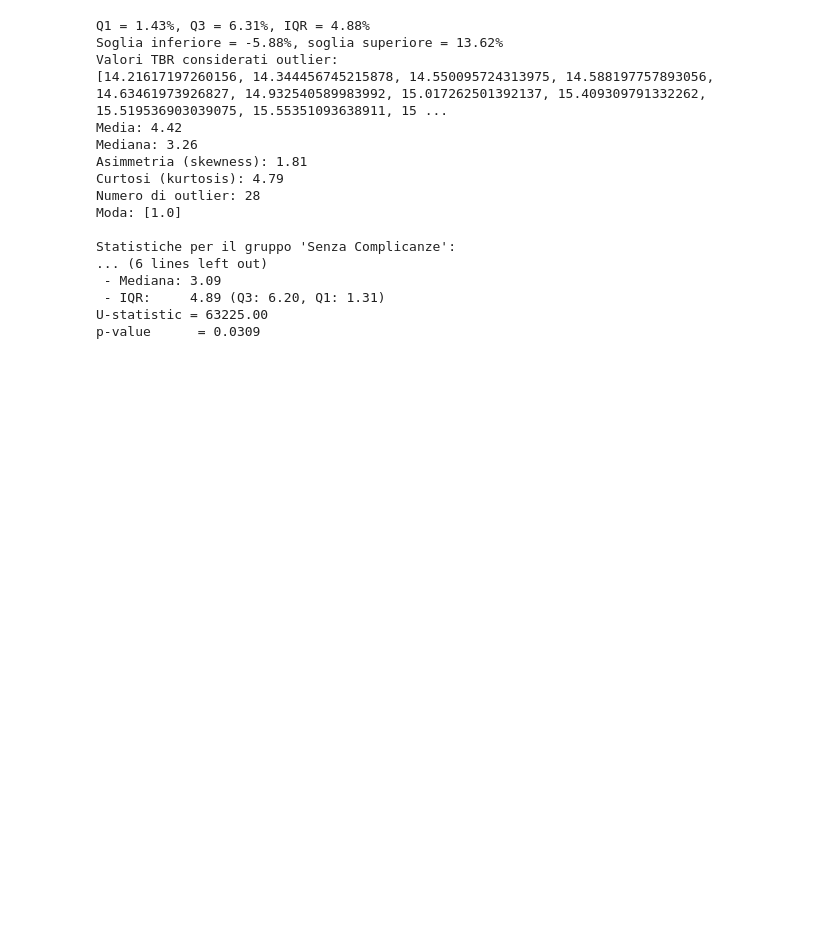
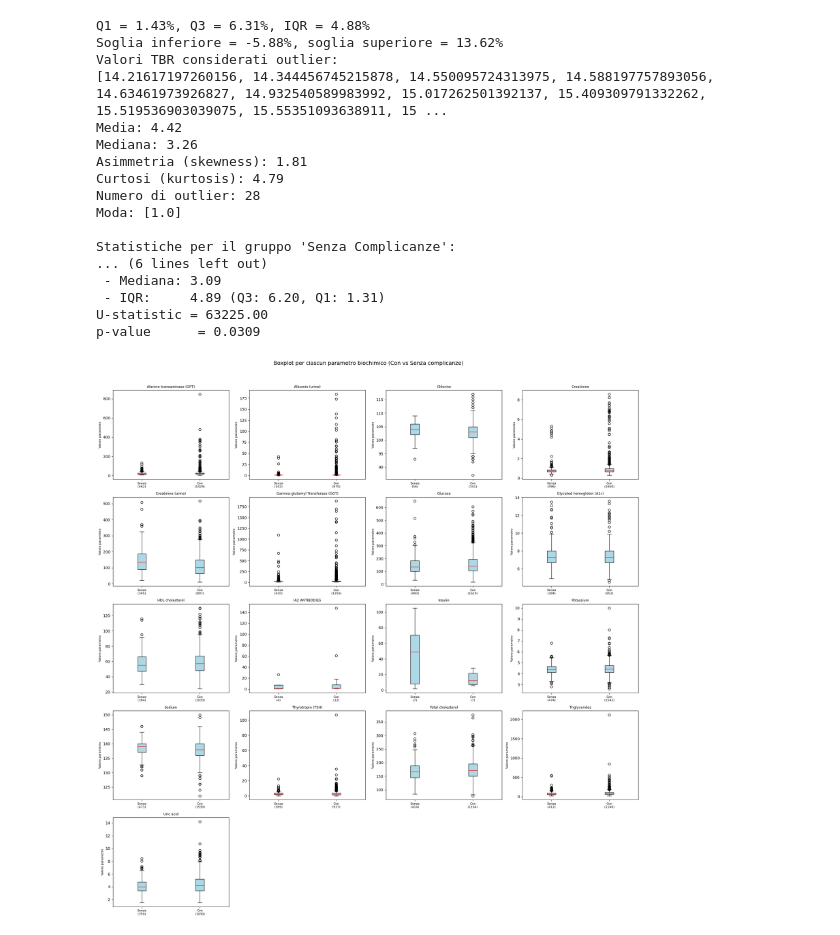
Before and after one commit to MatteoAv/AnalisiDatasetDiabete, a Jupyter notebook: Complicanze.ipynb, the cells around one changed output. Cells and saved outputs as stored; diff of their text form; code cells hidden in the pictures; blank space fills up the shorter version.

Commit message:
boxplot ultimi 3 mesi

```diff
--- a/Complicanze.ipynb
+++ b/Complicanze.ipynb
@@ -1769,39 +1769,45 @@ plt.show()
 import pandas as pd
 import matplotlib.pyplot as plt
 
+#BOXPLOT - RELAZIONE TRA VALORI DELLE ANALISI FATTE E COMPLICANZE - COMPLESSIVO
+############################################################################################
 
 df2 = pd.read_csv("Excel/glucose_bio_correlated.csv", parse_dates=["Reception_Date"])
 diagnostics = pd.read_csv("Excel/Diagnostics.csv")
 
-#BOXPLOT - RELAZIONE TRA VALORI DI GLUCOSIO E VALORI DELLE ANALISI FATTE
-############################################################################################
-diagnosed_patients = set(diagnostics["Patient_ID"])
-df2["Has_Diagnosis"] = df2["Patient_ID"].isin(diagnosed_patients)
 
-params = df2["Parameter"].unique()
+df2["Has_Diagnosis"] = df2["Patient_ID"].isin(diagnostics["Patient_ID"])
+
+# Parametri in ordine alfabetico
+params = sorted(df2["Parameter"].unique())
 n = len(params)
 
 cols = 4
 rows = (n + cols - 1) // cols
-
 fig, axes = plt.subplots(rows, cols, figsize=(cols * 5, rows * 4))
 axes = axes.flatten()
 
 for i, param in enumerate(params):
     sub = df2[df2["Parameter"] == param]
-    data_to_plot = [
-        sub[sub["Has_Diagnosis"] == False]["Parameter_Value"],
-        sub[sub["Has_Diagnosis"] == True]["Parameter_Value"]
-    ]
-    axes[i].boxplot(
+    no_diag = sub[~sub["Has_Diagnosis"]]["Parameter_Value"]
+    yes_diag = sub[sub["Has_Diagnosis"]]["Parameter_Value"]
+    data_to_plot = [no_diag, yes_diag]
+
+    # conteggi
+    counts = [len(no_diag), len(yes_diag)]
+    tick_labels = [f"Senza\n({counts[0]})", f"Con\n({counts[1]})"]
+
+    # qui uso labels= e non l'argomento posizionale
+    bp = axes[i].boxplot(
         data_to_plot,
-        tick_labels=["Senza", "Con"],
+        tick_labels=tick_labels,
         patch_artist=True,
         boxprops=dict(facecolor='lightblue'),
         medianprops=dict(color='red')
     )
     axes[i].set_title(param, fontsize=9)
     axes[i].set_ylabel("Valore parametro", fontsize=8)
+    axes[i].tick_params(axis='x', labelsize=8)
 
 # Nasconde eventuali assi vuoti
 for ax in axes[n:]:
@@ -1811,14 +1817,10 @@ fig.suptitle(
     "Boxplot per ciascun parametro biochimico (Con vs Senza complicanze)",
     fontsize=14, y=1.02
 )
+fig.subplots_adjust(hspace=0.6, top=0.92)
+plt.tight_layout()
+plt.show()
 
-# Regola lo spacing verticale
-fig.subplots_adjust(hspace=0.6)
-
-# Assicura lo stesso comportamento del secondo blocco
-plt.tight_layout()
-
-plt.show()
 
 
 
@@ -1834,7 +1836,7 @@ df2 = df2.merge(patient_info[['Patient_ID', 'Sex']], on='Patient_ID', how='left'
 df2['Sex_label'] = df2['Sex'].map({'M': 'Maschio', 'F': 'Femmina'})
 
 # 4) Prepara parametri e dimensioni della griglia
-params = df2["Parameter"].unique()
+params = sorted(df2["Parameter"].unique())  # ← ordinamento alfabetico
 n = len(params)
 cols = 4
 rows = (n + cols - 1) // cols
@@ -1846,7 +1848,6 @@ group_combinations = [
     ("Femmina", False),
     ("Femmina", True),
 ]
-tick_labels = ["M-Senza", "M-Con", "F-Senza", "F-Con"]
 
 # 6) Crea la figura e gli assi
 fig, axes = plt.subplots(rows, cols, figsize=(cols * 5, rows * 4))
@@ -1855,10 +1856,21 @@ axes = axes.flatten()
 # 7) Per ciascun parametro, disegna il boxplot con 4 gruppi
 for i, param in enumerate(params):
     sub = df2[df2["Parameter"] == param]
-    data_to_plot = [
-        sub[(sub["Sex_label"] == sex) & (sub["Has_Diagnosis"] == diag)]["Parameter_Value"]
-        for sex, diag in group_combinations
+    # prepara i dati e i conteggi
+    data_to_plot = []
+    counts = []
+    for sex, diag in group_combinations:
+        vals = sub[(sub["Sex_label"] == sex) & (sub["Has_Diagnosis"] == diag)]["Parameter_Value"]
+        data_to_plot.append(vals)
+        counts.append(len(vals))
+    # etichette con conteggio
+    tick_labels = [
+        f"M-Senza\n({counts[0]})",
+        f"M-Con\n({counts[1]})",
+        f"F-Senza\n({counts[2]})",
+        f"F-Con\n({counts[3]})",
     ]
+
     axes[i].boxplot(
         data_to_plot,
         tick_labels=tick_labels,
@@ -1886,6 +1898,7 @@ fig.subplots_adjust(hspace=0.8, top=0.92)
 plt.tight_layout()
 plt.show()
 
+
 #BOX PLOT ETA
 ########################################
 # --- 1) Calcola l'età al 2025 basandoti sul Birth_year ---
@@ -1910,7 +1923,7 @@ df2 = df2.merge(
 )
 
 # --- 4) Prepara parametri e dimensioni della griglia ---
-params = df2["Parameter"].unique()
+params = sorted(df2["Parameter"].unique())  # ← ordinamento alfabetico
 n = len(params)
 cols = 4
 rows = (n + cols - 1) // cols
@@ -1921,49 +1934,59 @@ group_combinations = [
     for age in labels
     for diag in [False, True]
 ]
-tick_labels = [
-    f"{age}-{'Con' if diag else 'Senza'}"
-    for age, diag in group_combinations
-]
 
-# --- 6) Crea la figura e gli assi ---
+# 6) Crea la figura e gli assi
 fig, axes = plt.subplots(rows, cols, figsize=(cols * 6, rows * 5))
 axes = axes.flatten()
 
-# --- 7) Disegna i boxplot per ciascun parametro e ciascuna combinazione ---
+# --- 7) Disegna il boxplot per ciascun parametro e ciascuna combinazione ---
 for i, param in enumerate(params):
     sub = df2[df2["Parameter"] == param]
-    data_to_plot = [
-        sub[
-            (sub["Age_group"] == age) &
+    # prepara i dati e i conteggi
+    data_to_plot = []
+    counts = []
+    for age_group, diag in group_combinations:
+        vals = sub[
+            (sub["Age_group"] == age_group) &
             (sub["Has_Diagnosis"] == diag)
         ]["Parameter_Value"]
-        for age, diag in group_combinations
+        data_to_plot.append(vals)
+        counts.append(len(vals))
+
+    # etichette con conteggio
+    tick_labels = [
+        f"{age_group}-{'Con' if diag else 'Senza'}\n({cnt})"
+        for (age_group, diag), cnt in zip(group_combinations, counts)
     ]
+
     axes[i].boxplot(
         data_to_plot,
         tick_labels=tick_labels,
         patch_artist=True,
         boxprops=dict(facecolor='lightblue'),
         medianprops=dict(color='red')
     )
     axes[i].set_title(param, fontsize=10)
     axes[i].set_ylabel("Valore parametro", fontsize=9)
     axes[i].tick_params(axis='x', rotation=45, labelsize=7)
 
 # --- 8) Nascondi eventuali assi vuoti ---
 for ax in axes[n:]:
     ax.set_visible(False)
 
 # --- 9) Titolo e layout ---
 fig.suptitle(
     "Boxplot per ciascun parametro biochimico\n"
     "suddivisi per fasce d'età e complicanze",
     fontsize=16, y=1.02
 )
 fig.subplots_adjust(hspace=0.8, top=0.92)
 plt.tight_layout()
 
 # --- 10) Mostra la figura ---
 plt.show()
+
+
 ############################################################################################
+# %% [output]
+[figure, added]
```
Also changed, not shown: parts of 2 cells of this notebook.
